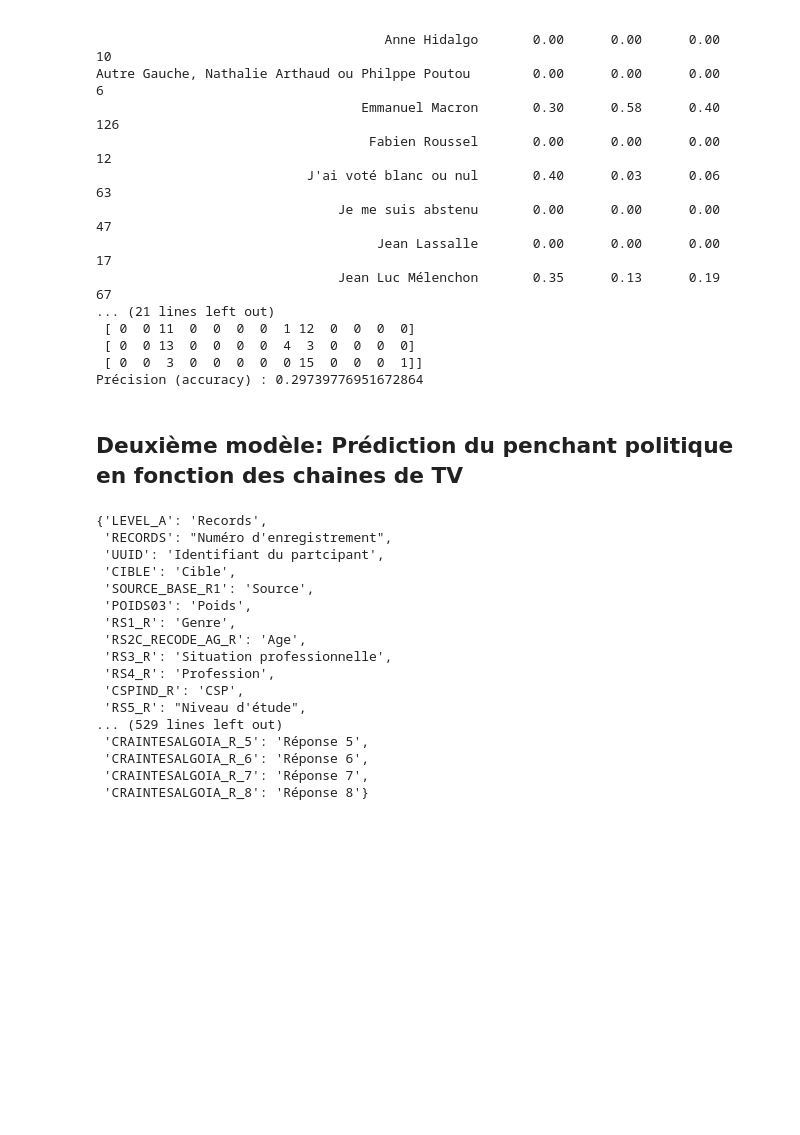
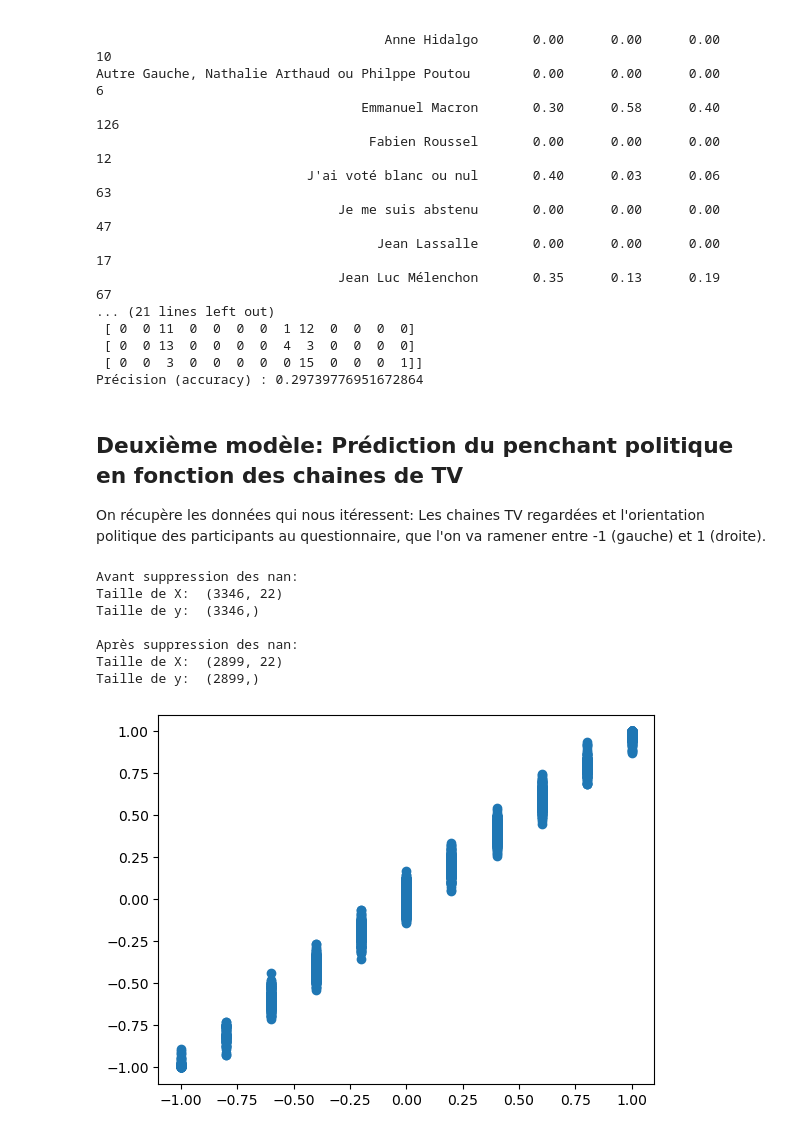
Before and after one commit to Thomas-labreur/PIP2025_GR3, a Jupyter notebook: enquete_machinelearning.ipynb, the cells around one changed output. Drawn from its saved outputs; the diff is of its cells as text; code cells hidden in the pictures; blank space fills up the shorter version.

```diff
--- a/enquete_machinelearning.ipynb
+++ b/enquete_machinelearning.ipynb
@@ -211,6 +217,8 @@ Autre Gauche, Nathalie Arthaud ou Philppe Poutou        0.00      0.00      0.00
 Précision (accuracy) : 0.29739776951672864
 # %% [markdown]
 ## Deuxième modèle: Prédiction du penchant politique en fonction des chaines de TV
+
+On récupère les données qui nous itéressent: Les chaines TV regardées et l'orientation politique des participants au questionnaire, que l'on va ramener entre -1 (gauche) et 1 (droite).
 # %%
 # Variables prédictives
 liste_col = [col for col in df.columns if col.startswith("SOURCES1DR_B4_R")]
@@ -218,7 +226,7 @@ liste_col += [col for col in df.columns if col.startswith("SOURCES1ER_B4_R")]
 X_brut = df[liste_col]
 
 # Variable à prédire
-y = df["PP3_R"]
+y = df["NOU1_R"]
 
 # Supression des nan
 print("Avant suppression des nan: ")
@@ -226,59 +234,59 @@ print("Taille de X: ", X_brut.shape)
 print("Taille de y: ", y.shape)
 
 condition_X = X_brut.isna().all(axis=1)
-condition_y_1 = y.isna() | (y == "Je ne suis pas inscrit sur les listes électorales")
-condition_y_2 = (y == "Je ne suis pas inscrit·e sur les listes électorales") | (y=="Non réponse")
+condition_y = y.isna()
 
-indices_nan = df.index[condition_X | condition_y_1 | condition_y_2]
+indices_nan = df.index[condition_X | condition_y]
 X_brut = X_brut.drop(index = indices_nan)
 y = y.drop(index = indices_nan)
 
 print("\nAprès suppression des nan: ")
 print("Taille de X: ", X_brut.shape)
 print("Taille de y: ", y.shape)
 
 # Liste des chaîne de TV
 liste_valeurs_avec_nan= pd.unique(X_brut.values.ravel())
 liste_valeurs = [val for val in liste_valeurs_avec_nan if not pd.isna(val)]
 
 # Initialiser un DataFrame avec une colonne par chaîne et des zéros
 X = pd.DataFrame(0, index=X_brut.index, columns=liste_valeurs)
 
 # Remplir le DataFrame final
 for i, row in X_brut.iterrows():
     # Extraire les réponses non NaN de la ligne courante
     reponses = row.dropna().unique().tolist()
     # Mettre 1 dans les colonnes correspondantes aux réponses
     X.loc[i, reponses] = 1
 
+# Mise à l'échele de y
+y = 2 * (y - y.min()) / (y.max() - y.min()) - 1
+y.name="Orientation politique"
+
+# Ajout d'un petit bruit pour rendre y continue
+noise = np.random.normal(loc=0, scale=0.05, size=len(y))
+y_noisy = y + noise
+y_noisy = np.clip(y_noisy, -1, 1)
+
+plt.scatter(y, y_noisy)
+plt.show()
+
 # Vérification de la cohérence des données
 """condition = X.apply(
     lambda row: (row['Rien de tout cela'] == 0) or (row['Rien de tout cela'] == 1 and (row.drop('Rien de tout cela') == 0).all()),
     axis=1
 )
 if not condition.all():
     print("\nDONNÉES INCOHÉRENTES")"""
 
 # Suppression de la colonne donnant une information redondante
 """else:"""
 X = X.drop(columns=['Rien de tout cela'])
+# %% [output]
+Avant suppression des nan:
+Taille de X:  (3346, 22)
+Taille de y:  (3346,)
+
+Après suppression des nan:
+Taille de X:  (2899, 22)
+Taille de y:  (2899,)
+[figure, added]
-# %%
-questionnaire
-# %% [output]
-{'LEVEL_A': 'Records',
- 'RECORDS': "Numéro d'enregistrement",
- 'UUID': 'Identifiant du partcipant',
- 'CIBLE': 'Cible',
- 'SOURCE_BASE_R1': 'Source',
- 'POIDS03': 'Poids',
- 'RS1_R': 'Genre',
- 'RS2C_RECODE_AG_R': 'Age',
- 'RS3_R': 'Situation professionnelle',
- 'RS4_R': 'Profession',
- 'CSPIND_R': 'CSP',
- 'RS5_R': "Niveau d'étude",
-... (529 lines left out)
- 'CRAINTESALGOIA_R_5': 'Réponse 5',
- 'CRAINTESALGOIA_R_6': 'Réponse 6',
- 'CRAINTESALGOIA_R_7': 'Réponse 7',
- 'CRAINTESALGOIA_R_8': 'Réponse 8'}
```
Also changed, not shown: parts of 10 cells of this notebook, 5 other files.
